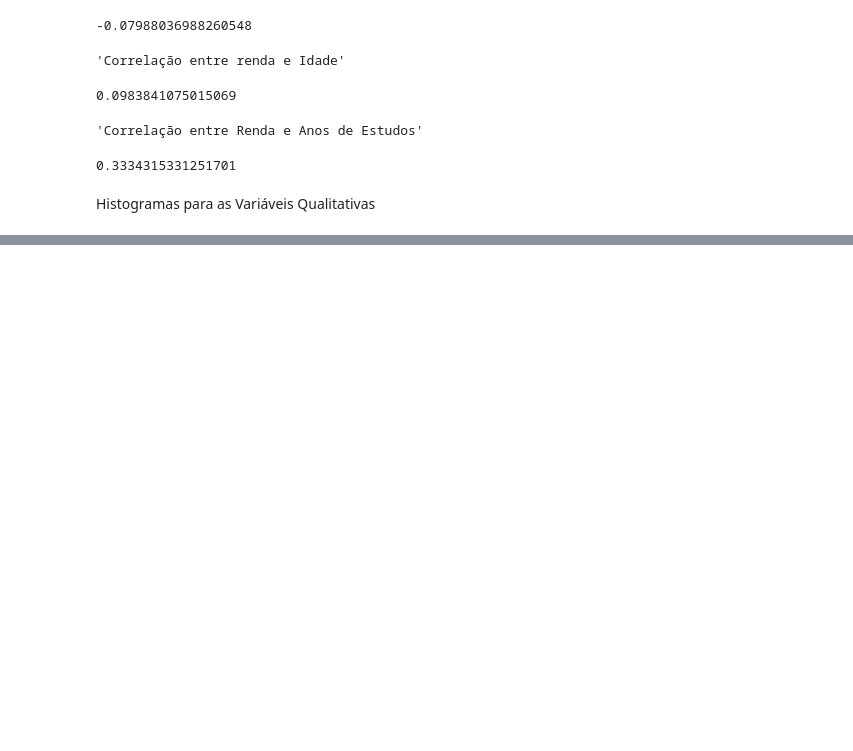
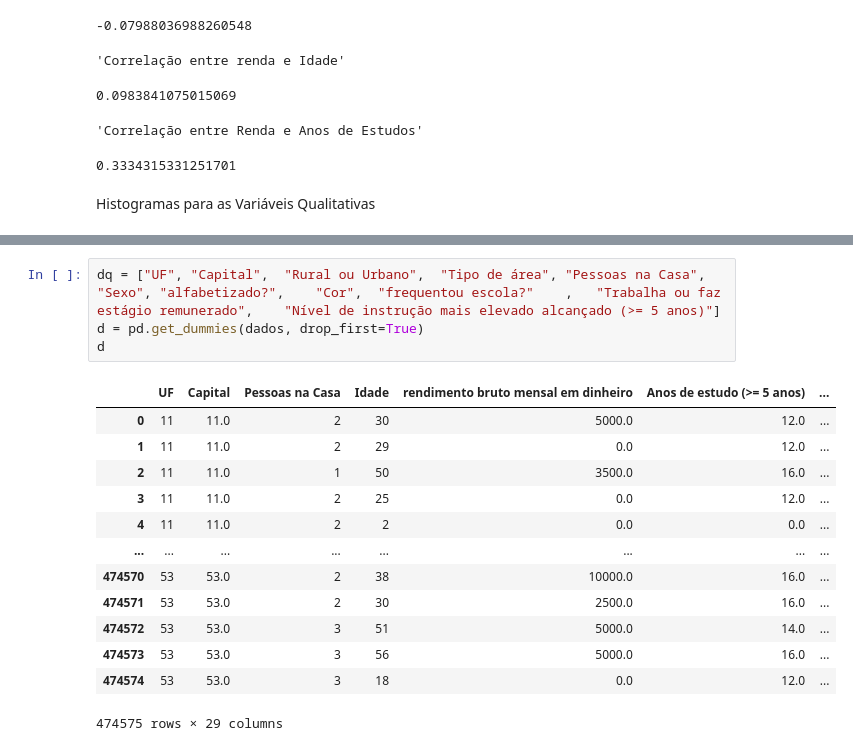
Before and after one commit to MaxG-Mattos/Cdados-projeto3, a Jupyter notebook: dadosp3.ipynb, the cells around one changed output, grey strips where cells are left out. Saved outputs shown, nothing was run; the diff lists cells and outputs as text; blank space fills up the shorter version.

```diff
--- a/dadosp3.ipynb
+++ b/dadosp3.ipynb
@@ -455,0 +456,18 @@ for coluna in dados_qualitativos:
+# %%
+dq = ["UF",	"Capital",	"Rural ou Urbano",	"Tipo de área",	"Pessoas na Casa",	"Sexo",	"alfabetizado?",	"Cor",	"frequentou escola?"	,	"Trabalha ou faz estágio remunerado",	"Nível de instrução mais elevado alcançado (>= 5 anos)"]
+d = pd.get_dummies(dados, drop_first=True)
+d
+# %% [output]
+|  | UF | Capital | Pessoas na Casa | Idade | rendimento bruto mensal em dinheiro | Anos de estudo (>= 5 anos) | ... |
+| 0 | 11 | 11.0 | 2 | 30 | 5000.0 | 12.0 | ... |
+| 1 | 11 | 11.0 | 2 | 29 | 0.0 | 12.0 | ... |
+| 2 | 11 | 11.0 | 1 | 50 | 3500.0 | 16.0 | ... |
+| 3 | 11 | 11.0 | 2 | 25 | 0.0 | 12.0 | ... |
+| 4 | 11 | 11.0 | 2 | 2 | 0.0 | 0.0 | ... |
+| ... | ... | ... | ... | ... | ... | ... | ... |
+| 474570 | 53 | 53.0 | 2 | 38 | 10000.0 | 16.0 | ... |
+| 474571 | 53 | 53.0 | 2 | 30 | 2500.0 | 16.0 | ... |
+| 474572 | 53 | 53.0 | 3 | 51 | 5000.0 | 14.0 | ... |
+| 474573 | 53 | 53.0 | 3 | 56 | 5000.0 | 16.0 | ... |
+| 474574 | 53 | 53.0 | 3 | 18 | 0.0 | 12.0 | ... |
+474575 rows × 29 columns
```
Also changed, not shown: parts of 2 cells of this notebook.
